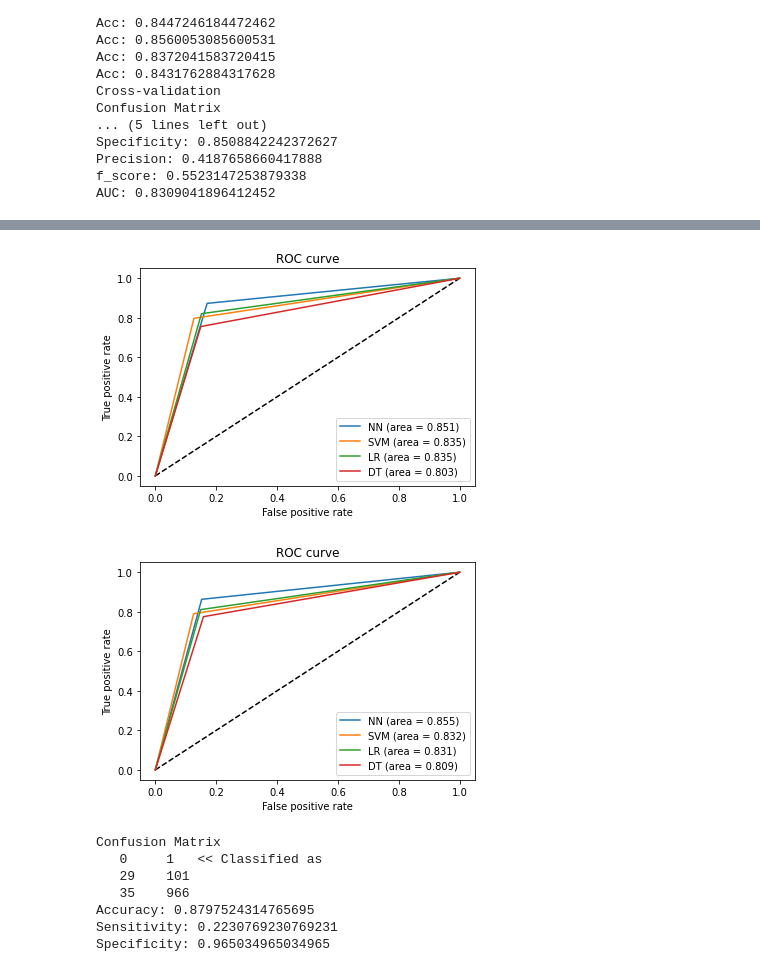
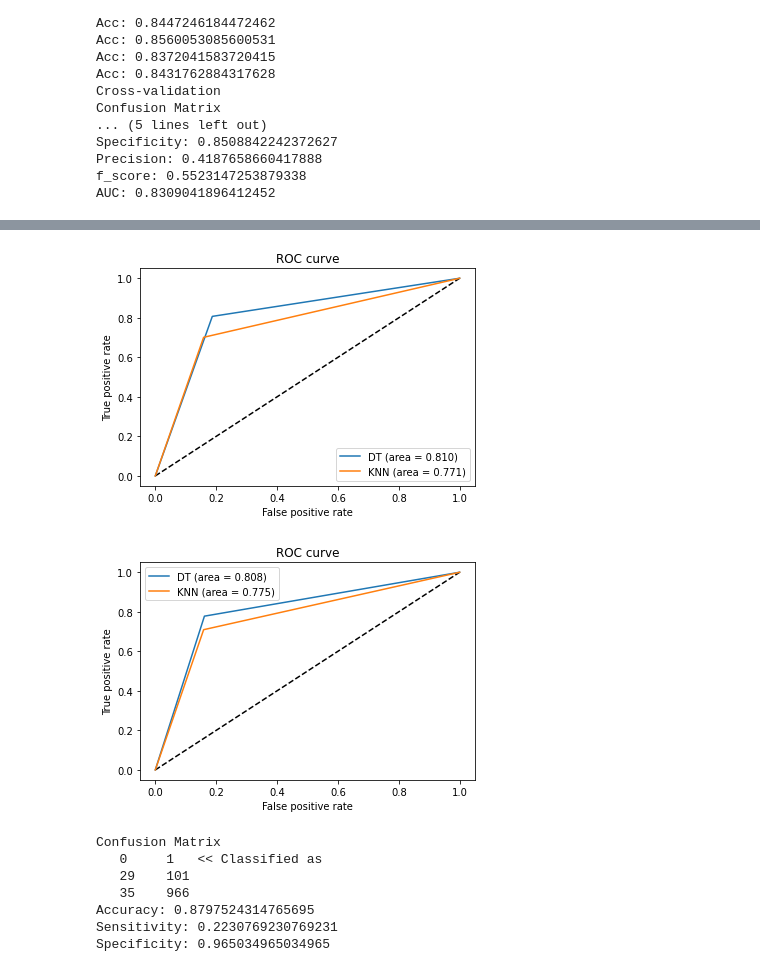
Before and after one commit to rahbarahsan/Bank-Marketing, a Jupyter notebook: Bank-marketting.ipynb, the cells around one changed output, grey strips where cells are left out. Saved outputs shown, nothing was run; the diff lists cells and outputs as text; code cells hidden in the pictures.

```diff
--- a/Bank-marketting.ipynb
+++ b/Bank-marketting.ipynb
@@ -977,0 +1073,2 @@ f_score: 0.5220546114187512
+# %%
+tpr_knn_c, fpr_knn_c, threshold_knn_c, auc_knn_c = KNN_crossvalidation_SMOTE(10,X, Y)
@@ -979,10 +1094,11 @@ f_score: 0.5220546114187512
 plt.figure(1)
 plt.plot([0, 1], [0, 1], 'k--')
 
-plt.plot(fpr_nn_p, tpr_nn_p, label='NN (area = {:.3f})'.format(auc_nn_p))
-plt.plot(fpr_svm_p, tpr_svm_p, label='SVM (area = {:.3f})'.format(auc_svm_p))
-plt.plot(fpr_lr_p, tpr_lr_p, label='LR (area = {:.3f})'.format(auc_lr_p))
+#plt.plot(fpr_nn_p, tpr_nn_p, label='NN (area = {:.3f})'.format(auc_nn_p))
+#plt.plot(fpr_svm_p, tpr_svm_p, label='SVM (area = {:.3f})'.format(auc_svm_p))
+#plt.plot(fpr_lr_p, tpr_lr_p, label='LR (area = {:.3f})'.format(auc_lr_p))
 plt.plot(fpr_dt_p, tpr_dt_p, label='DT (area = {:.3f})'.format(auc_dt_p))
+plt.plot(fpr_knn_p, tpr_knn_p, label='KNN (area = {:.3f})'.format(auc_knn_p))
 
 plt.xlabel('False positive rate')
 plt.ylabel('True positive rate')
@@ -990,23 +1106,24 @@ plt.title('ROC curve')
 plt.legend(loc='best')
 plt.show()
 # %% [output]
-[figure, old version]
+[figure, new version]
 # %%
 plt.figure(1)
 plt.plot([0, 1], [0, 1], 'k--')
 
-plt.plot(fpr_nn_c, tpr_nn_c, label='NN (area = {:.3f})'.format(auc_nn_c))
-plt.plot(fpr_svm_c, tpr_svm_c, label='SVM (area = {:.3f})'.format(auc_svm_c))
-plt.plot(fpr_lr_c, tpr_lr_c, label='LR (area = {:.3f})'.format(auc_lr_c))
+#plt.plot(fpr_nn_c, tpr_nn_c, label='NN (area = {:.3f})'.format(auc_nn_c))
+#plt.plot(fpr_svm_c, tpr_svm_c, label='SVM (area = {:.3f})'.format(auc_svm_c))
+#plt.plot(fpr_lr_c, tpr_lr_c, label='LR (area = {:.3f})'.format(auc_lr_c))
 plt.plot(fpr_dt_c, tpr_dt_c, label='DT (area = {:.3f})'.format(auc_dt_c))
+plt.plot(fpr_knn_c, tpr_knn_c, label='KNN (area = {:.3f})'.format(auc_knn_c))
 
 plt.xlabel('False positive rate')
 plt.ylabel('True positive rate')
 plt.title('ROC curve')
 plt.legend(loc='best')
 plt.show()
 # %% [output]
-[figure, old version]
+[figure, new version]
 # %%
 # clf = svm.SVC(kernel="linear")
 # clf.fit(x_train, y_train)
```
Also changed, not shown: parts of 11 cells of this notebook.
